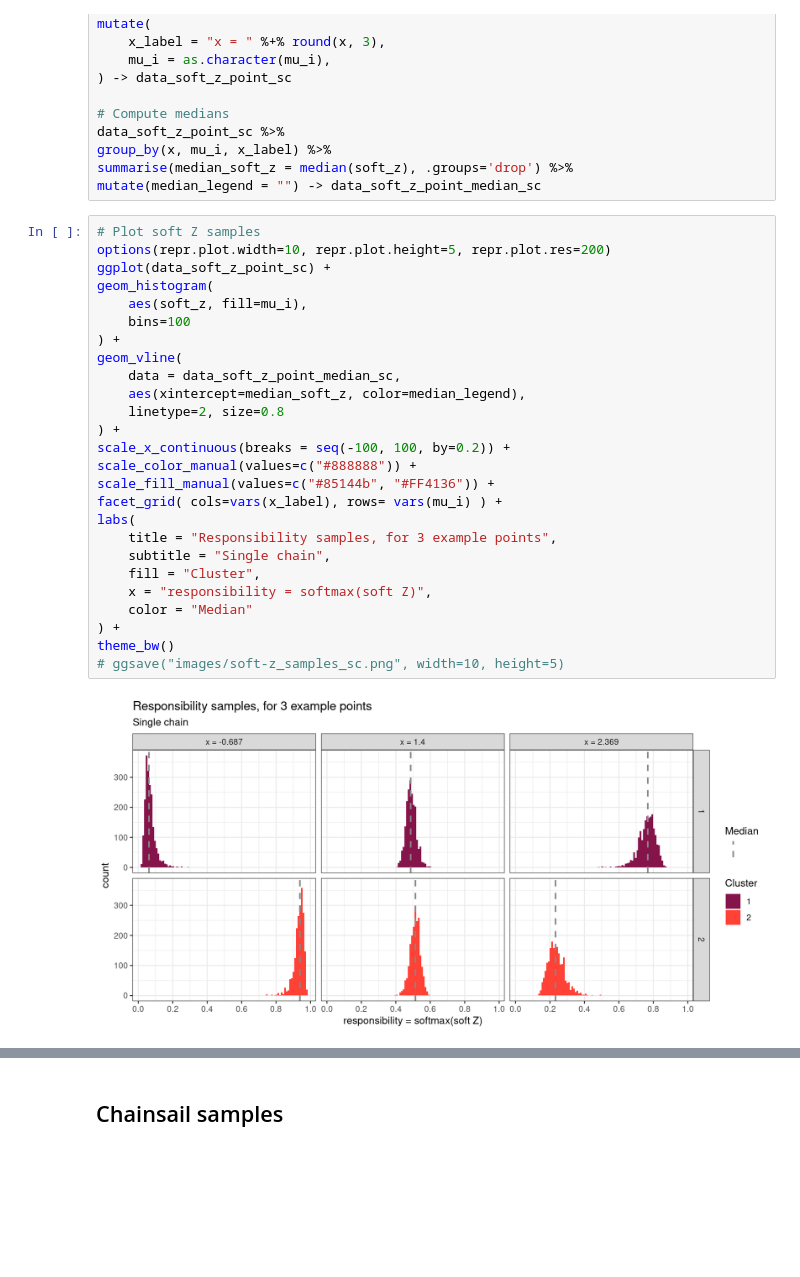
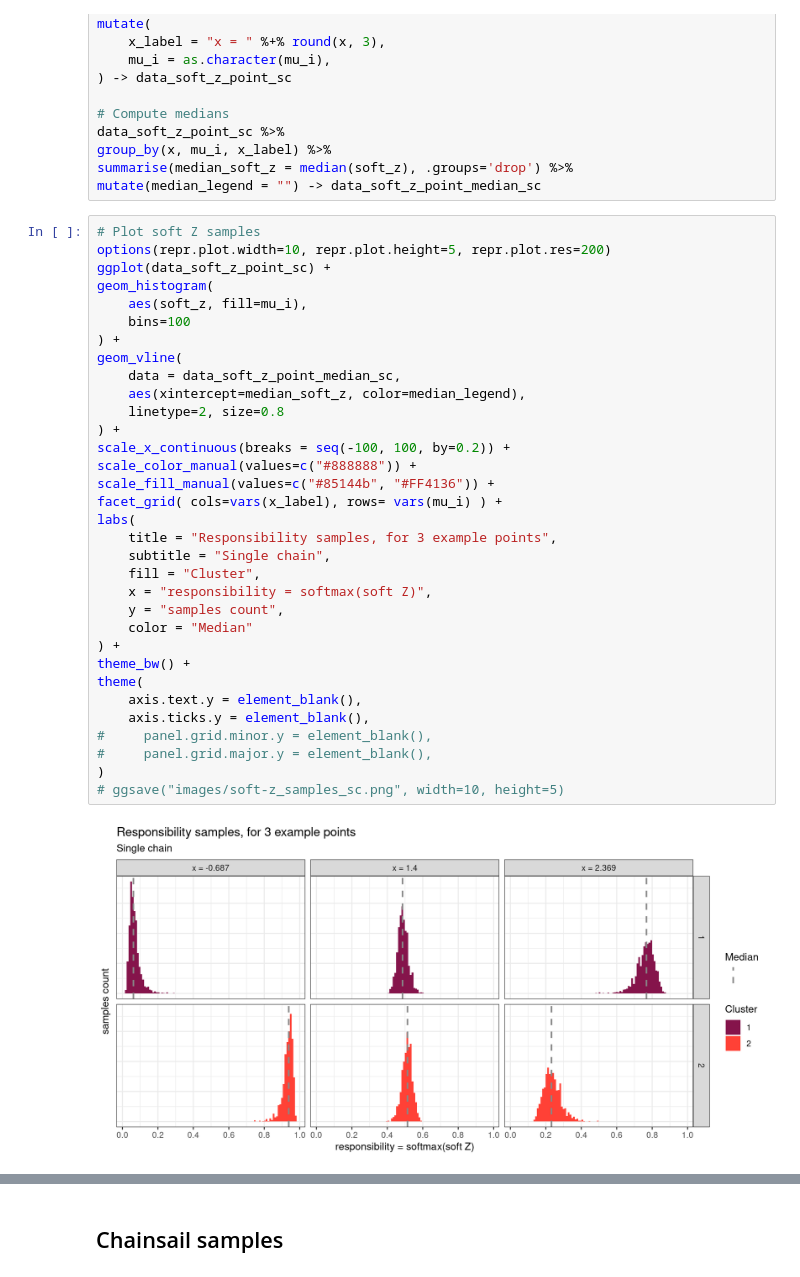
Before and after one commit to tweag/chainsail-resources, a Jupyter notebook: examples/soft-kmeans/soft-kmeans.ipynb, the cells around one changed output, grey strips where cells are left out. Cells and saved outputs as stored; diff of their text form; blank space fills up the shorter version.

```diff
--- a/examples/soft-kmeans/soft-kmeans.ipynb
+++ b/examples/soft-kmeans/soft-kmeans.ipynb
@@ -290,31 +297,38 @@ mutate(median_legend = "") -> data_soft_z_point_median_sc
 # %%
 # Plot soft Z samples
 options(repr.plot.width=10, repr.plot.height=5, repr.plot.res=200)
 ggplot(data_soft_z_point_sc) +
 geom_histogram(
     aes(soft_z, fill=mu_i),
     bins=100
 ) +
 geom_vline(
     data = data_soft_z_point_median_sc,
     aes(xintercept=median_soft_z, color=median_legend),
     linetype=2, size=0.8
 ) +
 scale_x_continuous(breaks = seq(-100, 100, by=0.2)) +
 scale_color_manual(values=c("#888888")) +
 scale_fill_manual(values=c("#85144b", "#FF4136")) +
 facet_grid( cols=vars(x_label), rows= vars(mu_i) ) +
 labs(
     title = "Responsibility samples, for 3 example points",
     subtitle = "Single chain",
     fill = "Cluster",
     x = "responsibility = softmax(soft Z)",
+    y = "samples count",
     color = "Median"
 ) +
-theme_bw()
+theme_bw() +
+theme(
+    axis.text.y = element_blank(),
+    axis.ticks.y = element_blank(),
+#     panel.grid.minor.y = element_blank(),
+#     panel.grid.major.y = element_blank(),
+)
 # ggsave("images/soft-z_samples_sc.png", width=10, height=5)
 # %% [output]
-[figure, old version]
+[figure, new version]
 # %%
 # Plot soft Z samples
 options(repr.plot.width=10, repr.plot.height=3, repr.plot.res=200)
```
Also changed, not shown: parts of 10 cells of this notebook, 11 other files.
